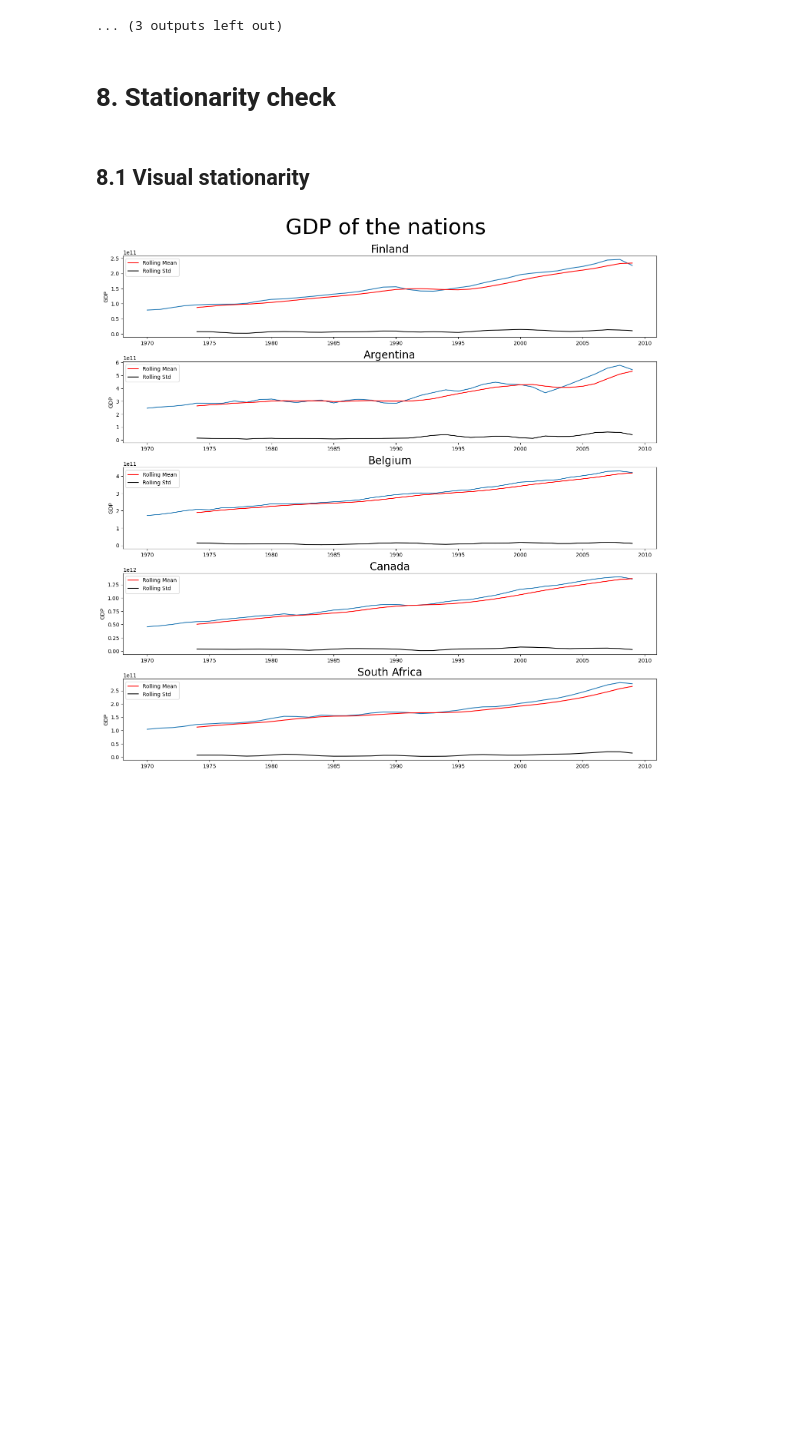
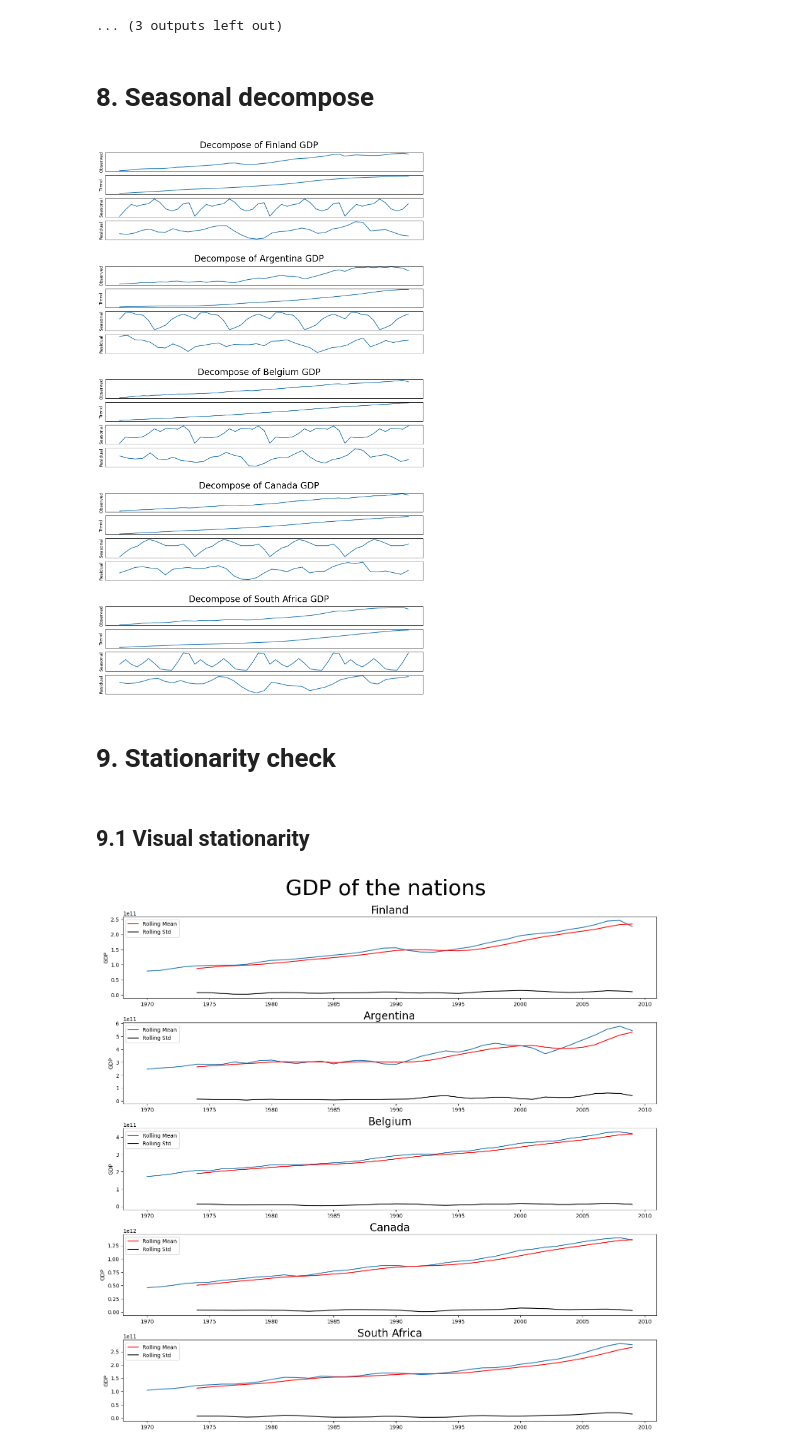
Before and after one commit to dariogemo/UNIVR-SMDS, a Jupyter notebook: main.ipynb, the cells around one changed output. Cells and saved outputs as stored; diff of their text form; code cells hidden in the pictures; blank space fills up the shorter version.

```diff
--- a/prova.ipynb
+++ b/main.ipynb
@@ -387,10 +379,29 @@ seasons_list = [round(x) for x in seasons_list]
 | 4 | 0.275 | 8.281410e+20 | 3.636364 |
 ----------------------------------------------
 ... (3 outputs left out)
+# %% [markdown]
+# 8. Seasonal decompose
+# %%
+fig = plt.figure(figsize = (13, 18))
+
+subfigs = fig.subfigures(5, 1)
+
+for outerind, subfig in enumerate(subfigs.flat):
+    decompose_data_add = seasonal_decompose(df_list[outerind]['GDP'], model = 'additive', period = seasons_list[idx])
+    subfig.suptitle(f'Decompose of {nation_list[outerind]} GDP', fontsize = 20)
+    axs = subfig.subplots(4, 1)
+    f.plotseasonal(decompose_data_add, axs[:])
+    for innerind, ax in enumerate(axs.flat):
+        ax.set_xticks([])
+        ax.set_yticks([])
+
+plt.show()
+# %% [output]
+[figure, added]
 # %% [markdown]
-# 8. Stationarity check
+# 9. Stationarity check
 # %% [markdown]
-## 8.1 Visual stationarity
+## 9.1 Visual stationarity
 # %%
 f.roll_mean_std_plot(df_train_test, nation_list, 5)
 # %% [output]
```
Also changed, not shown: parts of 28 cells of this notebook, 1 other file.
